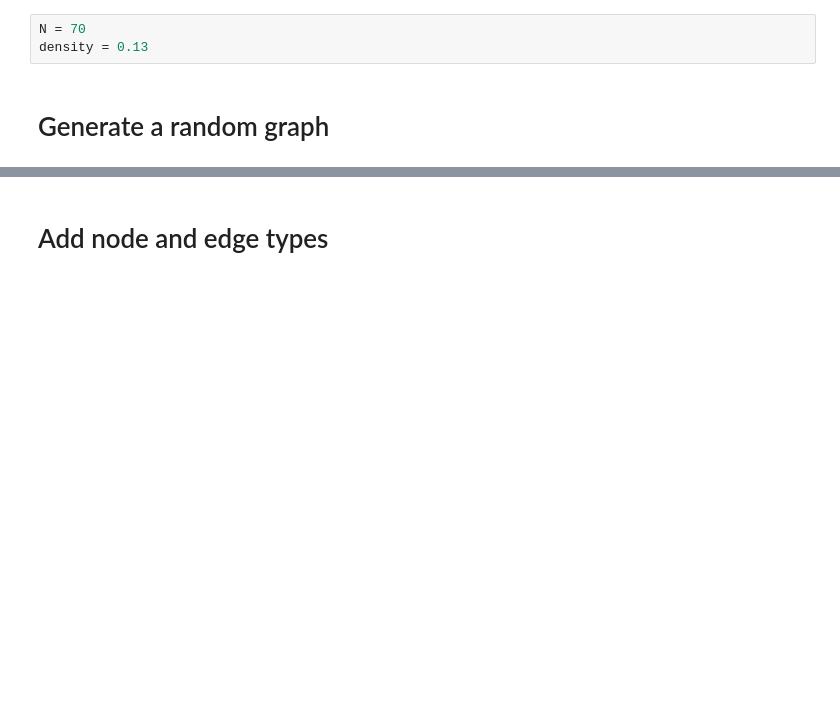
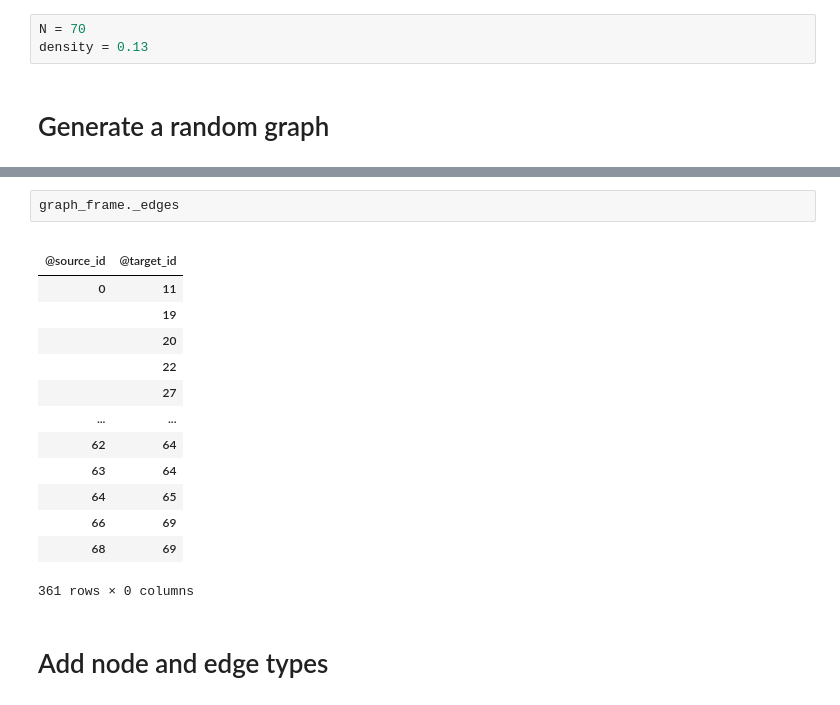
Before and after one commit to BlueBrain/BlueGraph, a Jupyter notebook: examples/PGFrames demo + sematic encoding.ipynb, the cells around one changed output, grey strips where cells are left out. Cells and saved outputs as stored; diff of their text form; blank space fills up the shorter version.

```diff
--- a/examples/PGFrames demo + sematic encoding.ipynb
+++ b/examples/PGFrames demo + sematic encoding.ipynb
@@ -63,3 +61,20 @@ MultiIndex([( 0,  2),
+# %%
+graph_frame._edges
+# %% [output]
+|  |  |
+| @source_id | @target_id |
+| 0 | 11 |
+|  | 19 |
+|  | 20 |
+|  | 22 |
+|  | 27 |
+| ... | ... |
+| 62 | 64 |
+| 63 | 64 |
+| 64 | 65 |
+| 66 | 69 |
+| 68 | 69 |
+361 rows × 0 columns
 # %% [markdown]
 # Add node and edge types
 # %%
```
Also changed, not shown: parts of 12 cells of this notebook, 2 other files.
